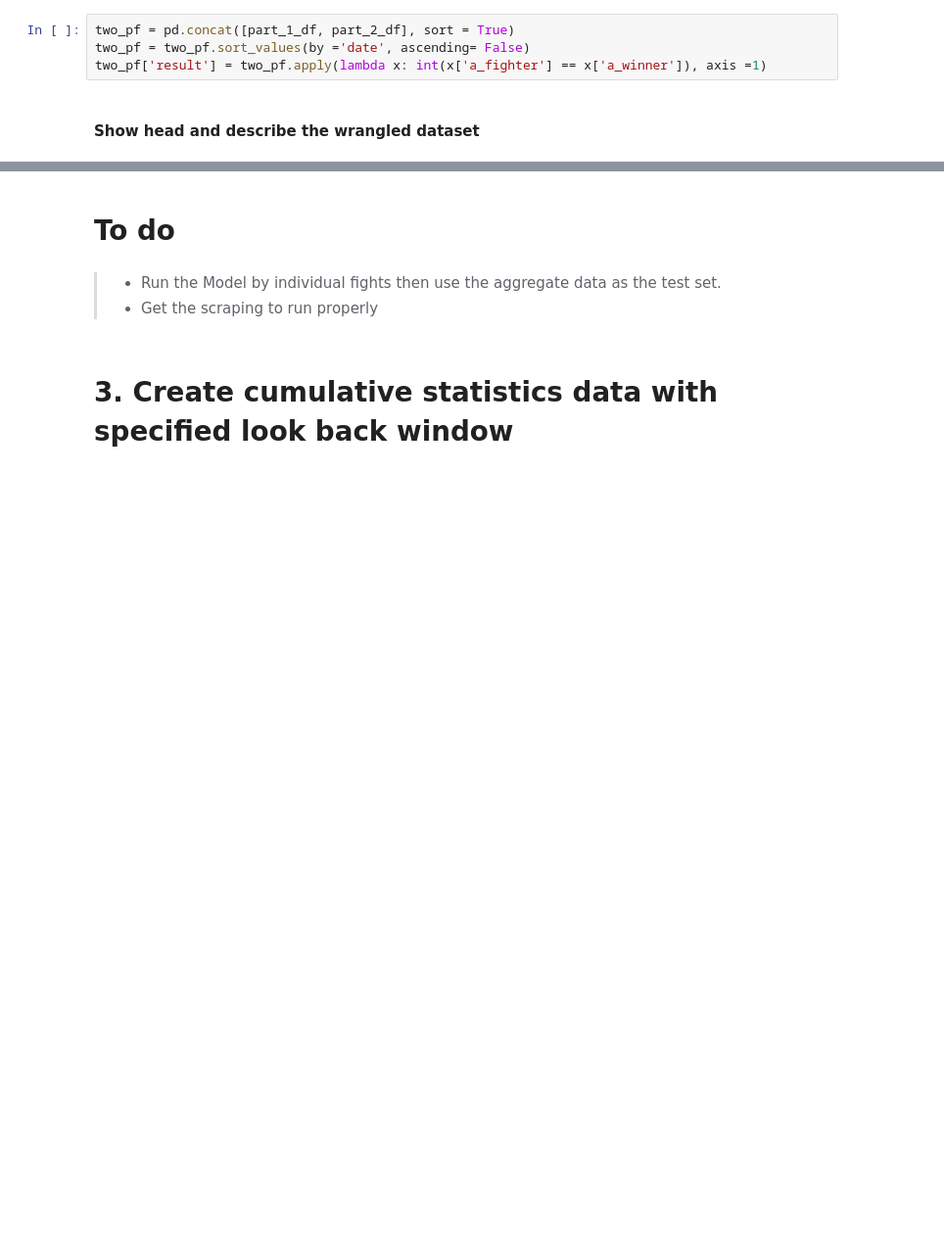
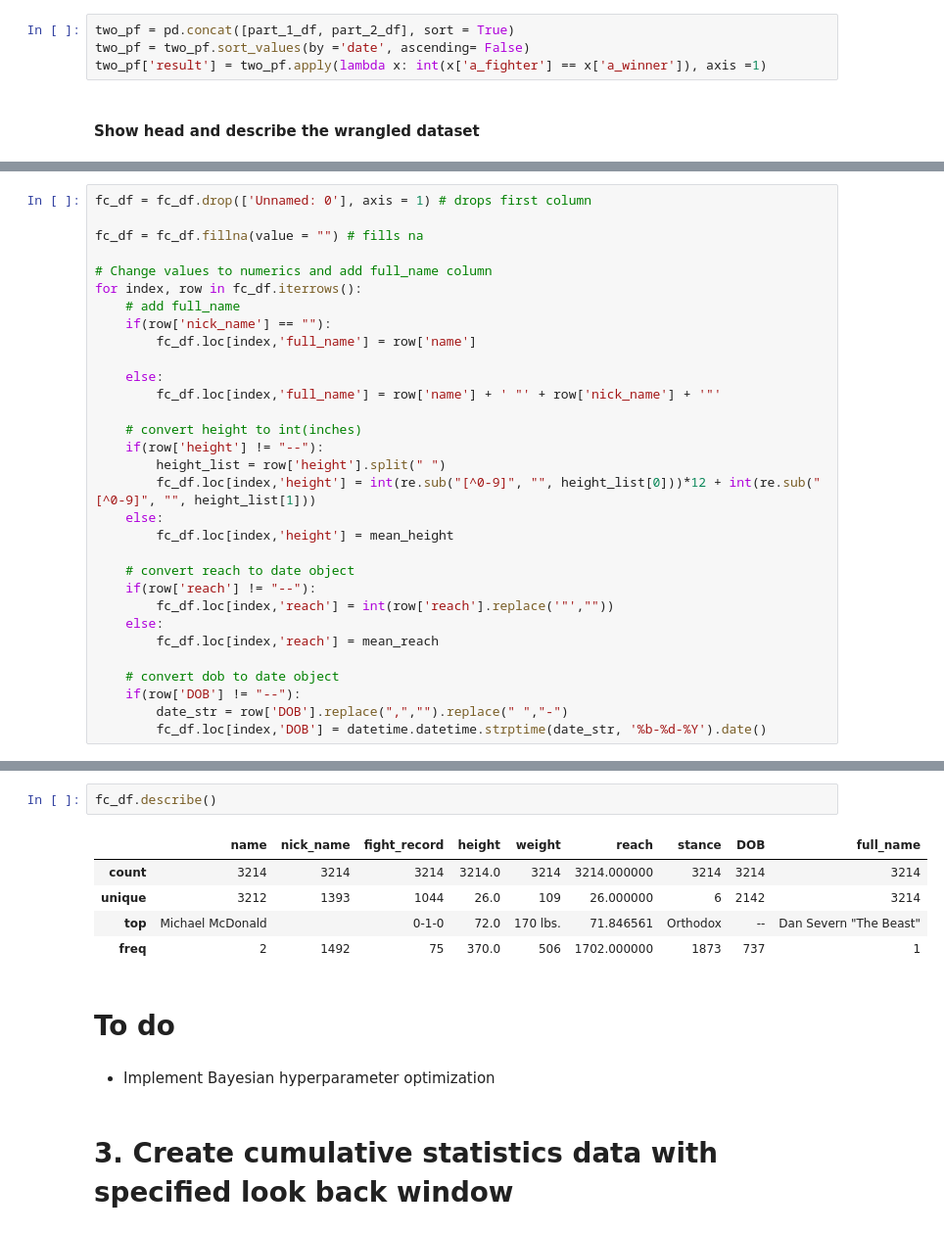
Before and after one commit to jasonminsookim/fight_prediction, a Jupyter notebook: notebooks/5-jmk-machine learning.ipynb, the cells around one changed output, grey strips where cells are left out. Shown at 98% size. Cells and saved outputs as stored; diff of their text form; blank space fills up the shorter version.

```diff
--- a/notebooks/5-jmk-machine learning.ipynb
+++ b/notebooks/5-jmk-machine learning.ipynb
@@ -158,0 +176,31 @@ two_pf.describe()
+# %%
+fc_df = fc_df.drop(['Unnamed: 0'], axis = 1) # drops first column
+
+fc_df = fc_df.fillna(value = "") # fills na
+
+# Change values to numerics and add full_name column
+for index, row in fc_df.iterrows():
+    # add full_name
+    if(row['nick_name'] == ""):
+        fc_df.loc[index,'full_name'] = row['name']
+
+    else:
+        fc_df.loc[index,'full_name'] = row['name'] + ' "' + row['nick_name'] + '"'
+
+    # convert height to int(inches)
+    if(row['height'] != "--"):
+        height_list = row['height'].split(" ")
+        fc_df.loc[index,'height'] = int(re.sub("[^0-9]", "", height_list[0]))*12 + int(re.sub("[^0-9]", "", height_list[1]))
+    else:
+        fc_df.loc[index,'height'] = mean_height
+
+    # convert reach to date object
+    if(row['reach'] != "--"):
+        fc_df.loc[index,'reach'] = int(row['reach'].replace('"',""))
+    else:
+        fc_df.loc[index,'reach'] = mean_reach
+
+    # convert dob to date object
+    if(row['DOB'] != "--"):
+        date_str = row['DOB'].replace(",","").replace(" ","-")
+        fc_df.loc[index,'DOB'] = datetime.datetime.strptime(date_str, '%b-%d-%Y').date()
@@ -159,8 +216,15 @@ two_pf.describe()
+# %%
+fc_df.describe()
+# %% [output]
+|  | name | nick_name | fight_record | height | weight | reach | stance | DOB | full_name |
+| count | 3214 | 3214 | 3214 | 3214.0 | 3214 | 3214.000000 | 3214 | 3214 | 3214 |
+| unique | 3212 | 1393 | 1044 | 26.0 | 109 | 26.000000 | 6 | 2142 | 3214 |
+| top | Michael McDonald |  | 0-1-0 | 72.0 | 170 lbs. | 71.846561 | Orthodox | -- | Dan Severn "The Beast" |
+| freq | 2 | 1492 | 75 | 370.0 | 506 | 1702.000000 | 1873 | 737 | 1 |
 # %% [markdown]
 # To do
-# %% [markdown]
->- Run the Model by individual fights then use the aggregate data as the test set.
->- Get the scraping to run properly
+# %% [markdown]
+- Implement Bayesian hyperparameter optimization
 # %% [markdown]
 # 3. Create cumulative statistics data with specified look back window
 # %% [markdown]
```
Also changed, not shown: parts of 24 cells of this notebook, 13 other files.
